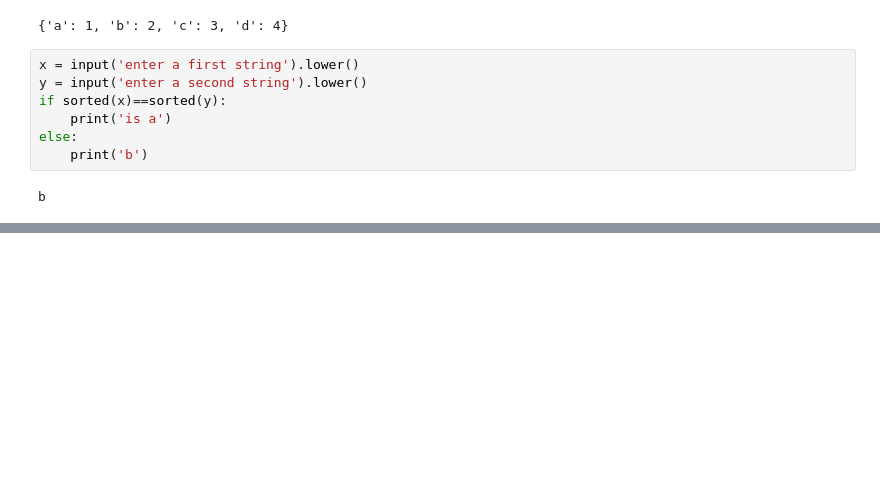
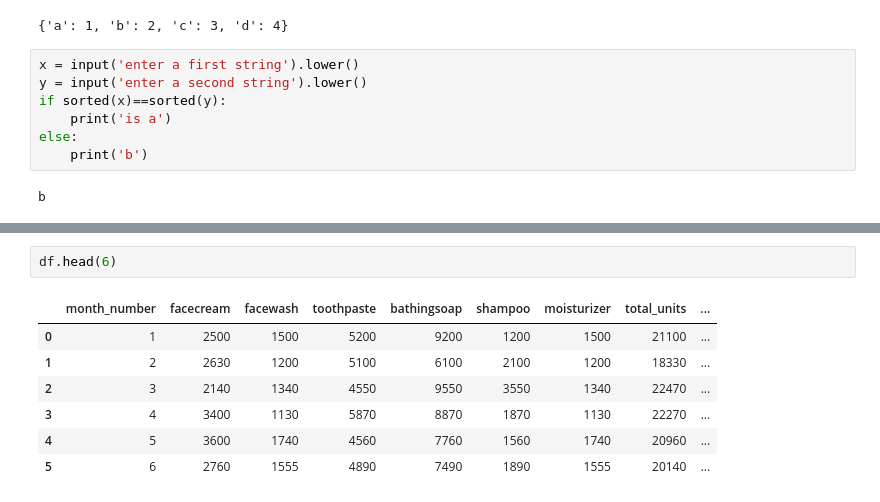
Before and after one commit to akshayy718/python-course, a Jupyter notebook: python/rough.ipynb, the cells around one changed output, grey strips where cells are left out. Saved outputs shown, nothing was run; the diff lists cells and outputs as text; blank space fills up the shorter version.

```diff
--- a/python/rough.ipynb
+++ b/python/rough.ipynb
@@ -658,0 +699,10 @@ b
+# %%
+df.head(6)
+# %% [output]
+|  | month_number | facecream | facewash | toothpaste | bathingsoap | shampoo | moisturizer | total_units | ... |
+| 0 | 1 | 2500 | 1500 | 5200 | 9200 | 1200 | 1500 | 21100 | ... |
+| 1 | 2 | 2630 | 1200 | 5100 | 6100 | 2100 | 1200 | 18330 | ... |
+| 2 | 3 | 2140 | 1340 | 4550 | 9550 | 3550 | 1340 | 22470 | ... |
+| 3 | 4 | 3400 | 1130 | 5870 | 8870 | 1870 | 1130 | 22270 | ... |
+| 4 | 5 | 3600 | 1740 | 4560 | 7760 | 1560 | 1740 | 20960 | ... |
+| 5 | 6 | 2760 | 1555 | 4890 | 7490 | 1890 | 1555 | 20140 | ... |
```
Also changed, not shown: parts of 8 cells of this notebook, 10 other files.
